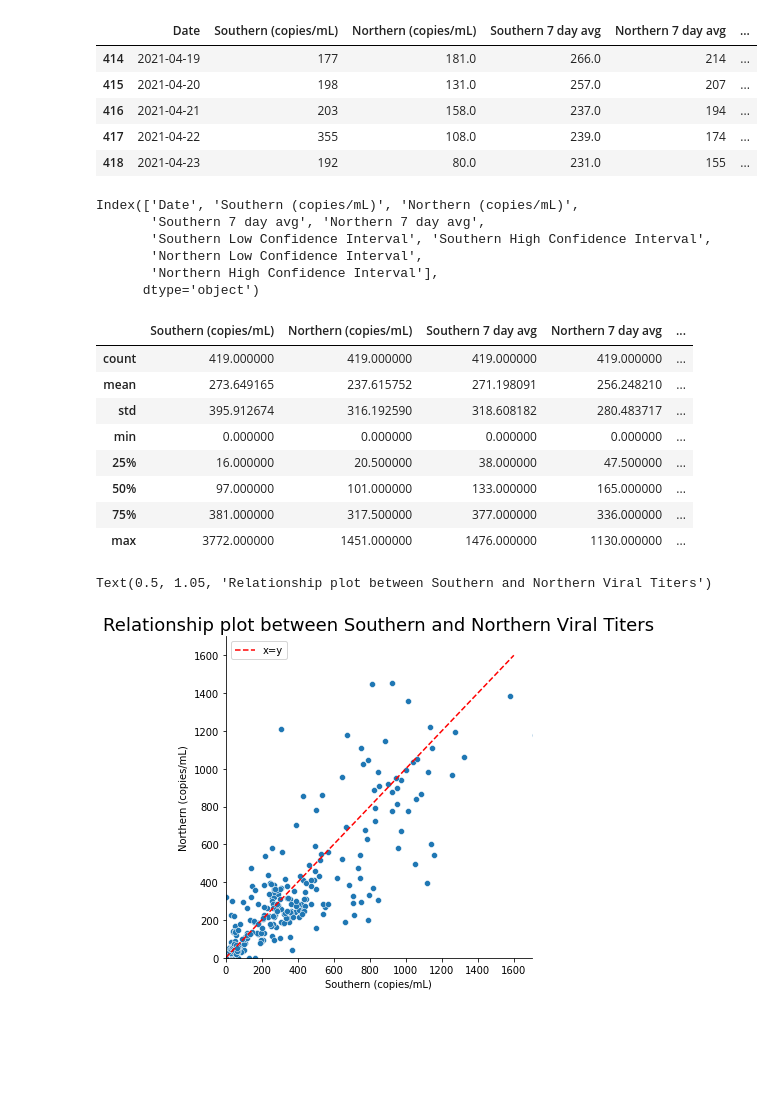
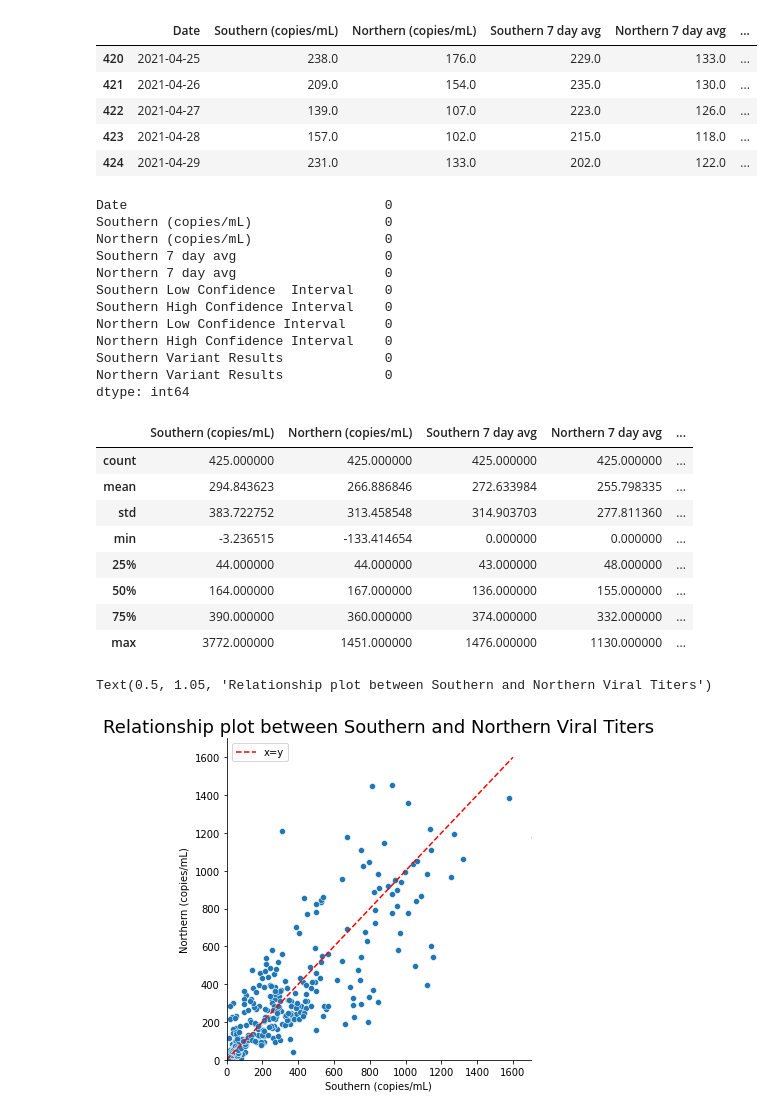
Before and after one commit to bhatiavr/cs109b-final-project-111, a Jupyter notebook: PB_cs109b_wastewater_covid_forecasting.ipynb, the cells around one changed output. Cells and saved outputs as stored; diff of their text form; code cells hidden in the pictures; blank space fills up the shorter version.

```diff
--- a/PB_cs109b_wastewater_covid_forecasting.ipynb
+++ b/PB_cs109b_wastewater_covid_forecasting.ipynb
@@ -41,36 +69,53 @@ Mounted at /gdrive
+# %%
+DATA_DIR="../datasets/"
+
+MWRA_DATA_DIR=os.path.join(DATA_DIR, "mwra")
+MWRA_DATA_FILE=os.path.join(MWRA_DATA_DIR, "data-20210430.csv")
+
+MASS_COVID_DATA_DIR=os.path.join(DATA_DIR, "mass-covid")
+MASS_COVID_DATA_FILE=os.path.join(MASS_COVID_DATA_DIR, "covid-19-raw-data-4-30-2021.xlsx")
 # %%
 # Load MWRA dataset
 df_mwra = pd.read_csv(MWRA_DATA_FILE, parse_dates=['Date'])
 display(df_mwra.tail(5))
+df_mwra.interpolate(method="akima", limit_direction='both', inplace=True)
+
+# Fill remaining values with 0
 df_mwra.fillna(0, inplace=True)
 # %% [output]
 |  | Date | Southern (copies/mL) | Northern (copies/mL) | Southern 7 day avg | Northern 7 day avg | ... |
-| 414 | 2021-04-19 | 177 | 181.0 | 266.0 | 214 | ... |
-| 415 | 2021-04-20 | 198 | 131.0 | 257.0 | 207 | ... |
-| 416 | 2021-04-21 | 203 | 158.0 | 237.0 | 194 | ... |
-| 417 | 2021-04-22 | 355 | 108.0 | 239.0 | 174 | ... |
-| 418 | 2021-04-23 | 192 | 80.0 | 231.0 | 155 | ... |
+| 420 | 2021-04-25 | 238.0 | 176.0 | 229.0 | 133.0 | ... |
+| 421 | 2021-04-26 | 209.0 | 154.0 | 235.0 | 130.0 | ... |
+| 422 | 2021-04-27 | 139.0 | 107.0 | 223.0 | 126.0 | ... |
+| 423 | 2021-04-28 | 157.0 | 102.0 | 215.0 | 118.0 | ... |
+| 424 | 2021-04-29 | 231.0 | 133.0 | 202.0 | 122.0 | ... |
-# %%
-df_mwra.columns
-# %% [output]
-Index(['Date', 'Southern (copies/mL)', 'Northern (copies/mL)',
-       'Southern 7 day avg', 'Northern 7 day avg',
-       'Southern Low Confidence Interval', 'Southern High Confidence Interval',
-       'Northern Low Confidence Interval',
-       'Northern High Confidence Interval'],
-      dtype='object')
+# %%
+df_mwra.isna().sum()
+# %% [output]
+Date                                 0
+Southern (copies/mL)                 0
+Northern (copies/mL)                 0
+Southern 7 day avg                   0
+Northern 7 day avg                   0
+Southern Low Confidence  Interval    0
+Southern High Confidence Interval    0
+Northern Low Confidence Interval     0
+Northern High Confidence Interval    0
+Southern Variant Results             0
+Northern Variant Results             0
+dtype: int64
 # %%
 # Describe the dataset
 df_mwra.describe()
 # %% [output]
 |  | Southern (copies/mL) | Northern (copies/mL) | Southern 7 day avg | Northern 7 day avg | ... |
-| count | 419.000000 | 419.000000 | 419.000000 | 419.000000 | ... |
-| mean | 273.649165 | 237.615752 | 271.198091 | 256.248210 | ... |
-| std | 395.912674 | 316.192590 | 318.608182 | 280.483717 | ... |
-| min | 0.000000 | 0.000000 | 0.000000 | 0.000000 | ... |
-| 25% | 16.000000 | 20.500000 | 38.000000 | 47.500000 | ... |
-| 50% | 97.000000 | 101.000000 | 133.000000 | 165.000000 | ... |
-| 75% | 381.000000 | 317.500000 | 377.000000 | 336.000000 | ... |
+| count | 425.000000 | 425.000000 | 425.000000 | 425.000000 | ... |
+| mean | 294.843623 | 266.886846 | 272.633984 | 255.798335 | ... |
+| std | 383.722752 | 313.458548 | 314.903703 | 277.811360 | ... |
+| min | -3.236515 | -133.414654 | 0.000000 | 0.000000 | ... |
+| 25% | 44.000000 | 44.000000 | 43.000000 | 48.000000 | ... |
+| 50% | 164.000000 | 167.000000 | 136.000000 | 155.000000 | ... |
+| 75% | 390.000000 | 360.000000 | 374.000000 | 332.000000 | ... |
 | max | 3772.000000 | 1451.000000 | 1476.000000 | 1130.000000 | ... |
 # %%
 # Show the relation between norther and souther samples
@@ -82,7 +127,7 @@ plt.legend()
 plt.title('Relationship plot between Southern and Northern Viral Titers', fontsize=18, y=1.05)
 # %% [output]
 Text(0.5, 1.05, 'Relationship plot between Southern and Northern Viral Titers')
-[figure, old version]
+[figure, new version]
 # %%
 # Plot the timeseries data
 
```
Also changed, not shown: parts of 105 cells of this notebook.
